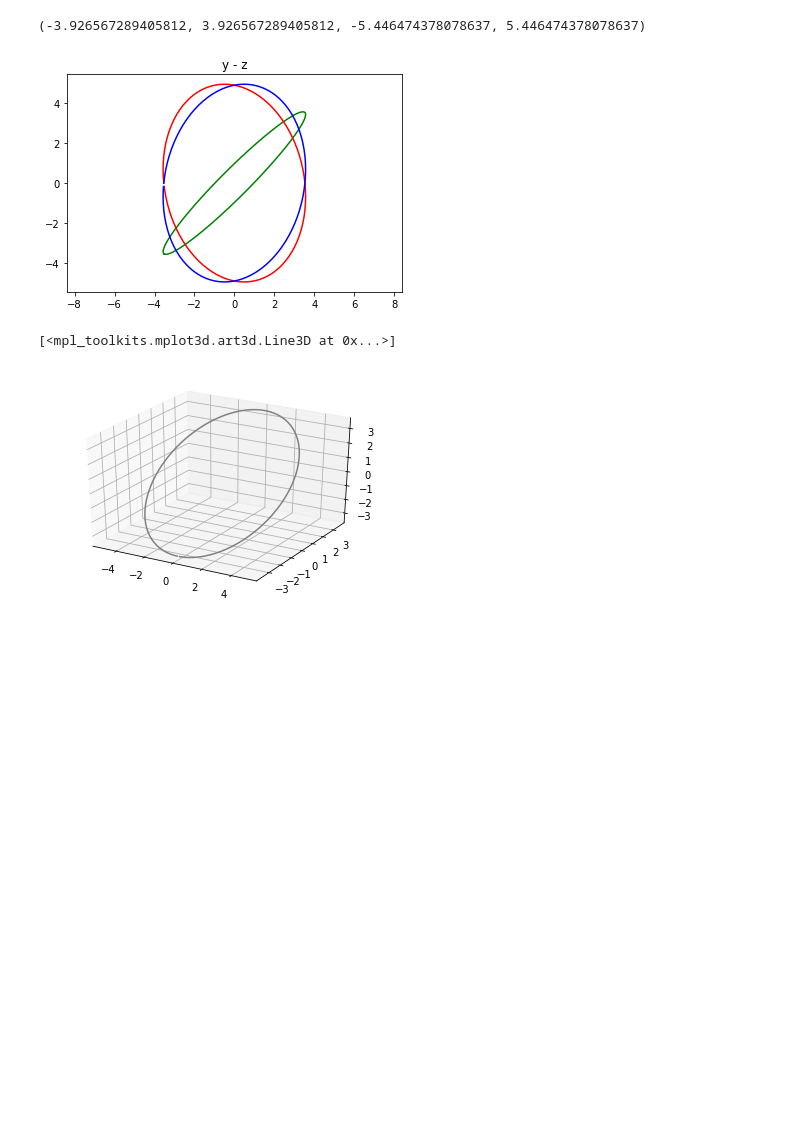
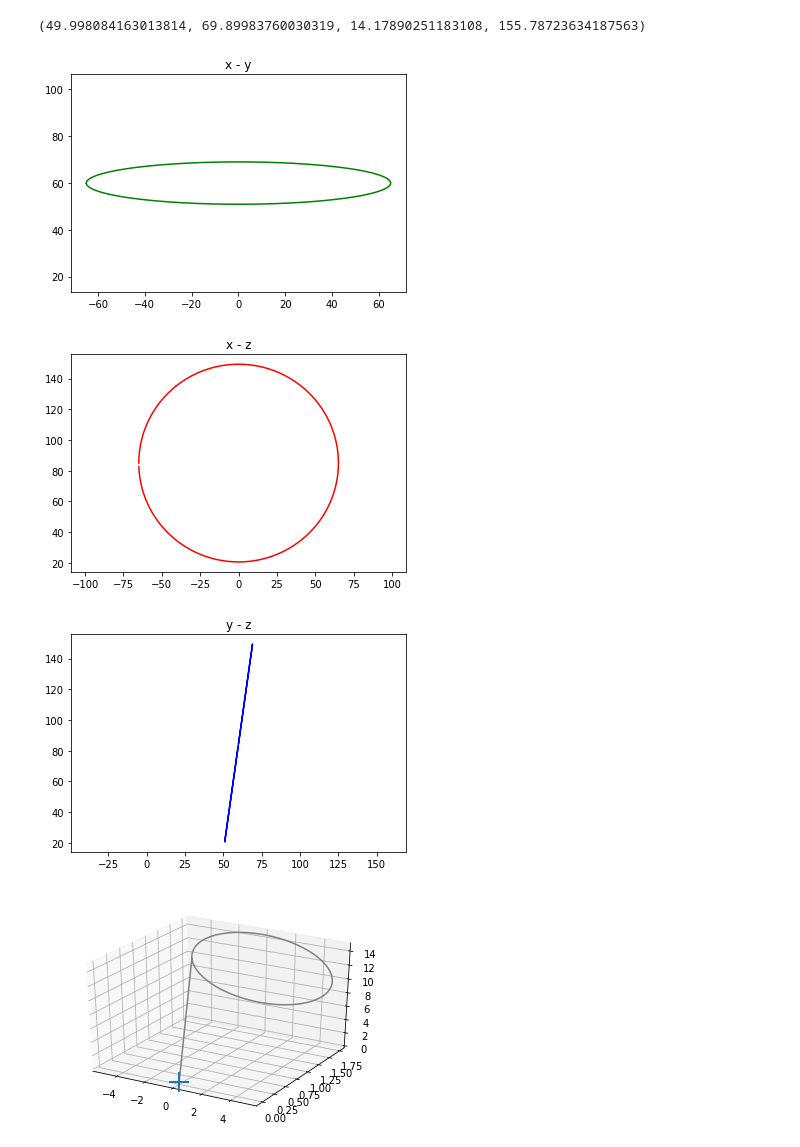
Before and after one commit to skghiasi/LEC_WIND, a Jupyter notebook: VisualizePosition.ipynb, the cells around one changed output. Cells and saved outputs as stored; diff of their text form; code cells hidden in the pictures; blank space fills up the shorter version.

Commit message:
Visualize update

```diff
--- a/VisualizePosition.ipynb
+++ b/VisualizePosition.ipynb
@@ -42,44 +42,66 @@ def normal (vec):
     mag = vec_abs(vec)
     return (vec[0]/mag , vec[1]/mag , vec[2]/mag)
 
 resx = np.array([])
 resy = np.array([])
 resz = np.array([])
 
 
 
 
 #A = -80.4493
 #B = 5.2082
 A = 0
-B = 0
+B = 54.8
 
 t = 8
-yaw = 45
+yaw = 0
 #theta = 0
-r = 5
+r = 65
+distance_to_nose = 104
+#in order to be consistent with tracking code
+A = -A
+#############################################
+#CALCULATING NOSE VECTORS
 
+x_nose = distance_to_nose * cos_deg(B) * sin_deg(-A)
+y_nose = distance_to_nose * cos_deg(B) * cos_deg(-A)
+z_nose = distance_to_nose * sin_deg(B)
+
+#############################################
 for theta in range(0,360,2):
-    resx = np.append(resx , [r * cos_deg(theta)*cos_deg(180+yaw-A) + r * sin_deg(theta)*cos_deg(90-t)*cos_deg(90+A+yaw)])
-    resy = np.append(resy , [r * cos_deg(theta)*sin_deg(180+yaw-A) + r * sin_deg(theta)*cos_deg(90-t)*sin_deg(90+A+yaw)])
-    resz = np.append(resz , [r*sin_deg(theta)*sin_deg(90-t)])
+    resx = np.append(resx , [x_nose + r * cos_deg(theta)*cos_deg(180+yaw+A) + r * sin_deg(theta)*cos_deg(90-t)*cos_deg(90-A+yaw)])
+    resy = np.append(resy , [y_nose + r * cos_deg(theta)*sin_deg(180+yaw+A) + r * sin_deg(theta)*cos_deg(90-t)*sin_deg(90-A+yaw)])
+    resz = np.append(resz , [z_nose + r*sin_deg(theta)*sin_deg(90-t)])
 
 
 
 #ax.plot3D(resx, resy, resz, 'gray')
+
 plt.plot(resx,resy,'green') # x - y
 plt.title('x - y')
+plt.axis('equal')
+plt.figure()
 plt.plot(resx,resz , 'red') # x - z
 plt.title('x - z')
+plt.axis('equal')
+plt.figure()
 plt.plot(resy,resz , 'blue')# y - z
 plt.title('y - z')
 plt.axis('equal')
 # %% [output]
-(-3.926567289405812, 3.926567289405812, -5.446474378078637, 5.446474378078637)
+(49.998084163013814, 69.89983760030319, 14.17890251183108, 155.78723634187563)
-[figure, old version]
+[figure, new version]
+[figure, added]
+[figure, added]
 # %%
 ax = plt.axes(projection='3d')
-ax.plot3D(resz, resx, resy, 'gray')
+
+
+ax.plot3D(resx, resy, resz, 'gray')
+
+ax.plot3D([0], [0], [0], '+', mew=2, ms=20)
+
+plt.show()
 # %% [output]
-[<mpl_toolkits.mplot3d.art3d.Line3D at 0x...>]
-[figure, old version]
+[figure, new version]
```
